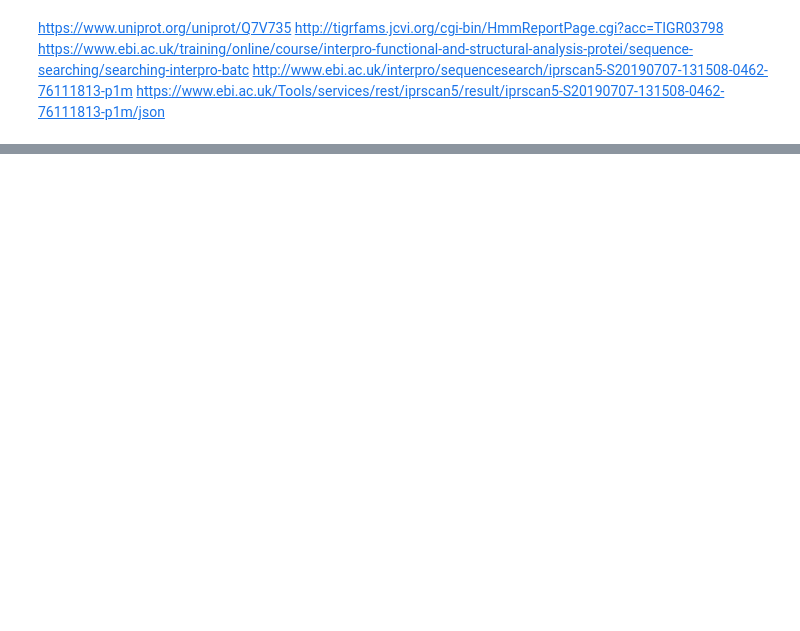
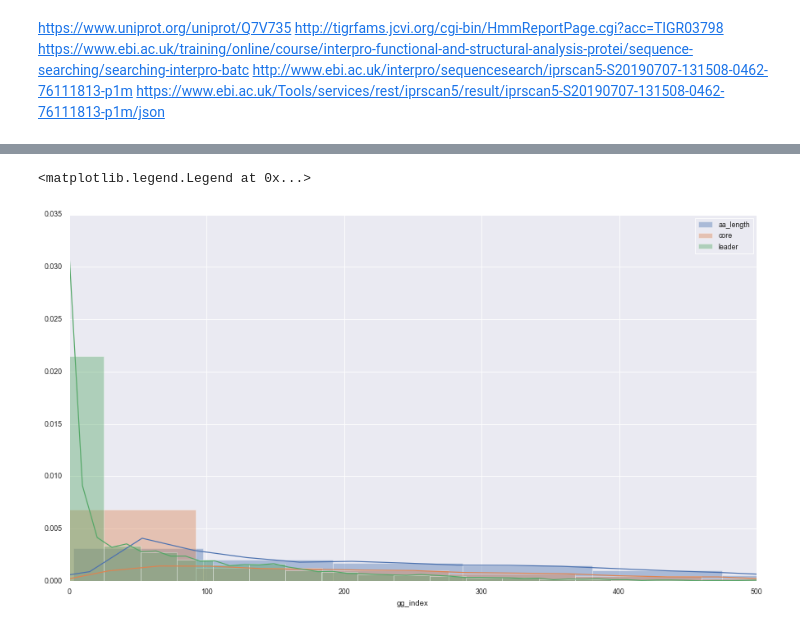
Before and after one commit to wosnat/sep, a Jupyter notebook: ripp try1 3_7_2019.ipynb, the cells around one changed output, grey strips where cells are left out. Drawn from its saved outputs; the diff is of its cells as text; code cells hidden in the pictures; blank space fills up the shorter version.

```diff
--- a/ripp try1 3_7_2019.ipynb
+++ b/ripp try1 3_7_2019.ipynb
@@ -81,0 +217,9 @@ genome_df['SCT'] = genome_df['aa_sequence'].str.find('GG')
+# %%
+g = sns.distplot(df.aa_length, label='aa_length')
+sns.distplot(df.core_length.fillna(0), label='core')
+sns.distplot(df.gg_index.fillna(0), label='leader')
+g.set(xlim=(0,500))
+plt.legend()
+# %% [output]
+<matplotlib.legend.Legend at 0x...>
+[figure, added]
```
Also changed, not shown: parts of 28 cells of this notebook.
